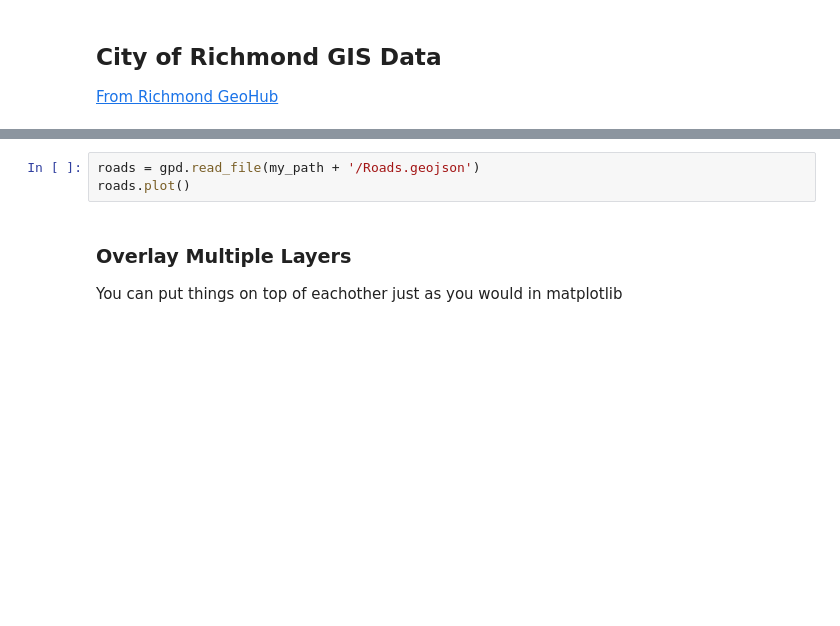
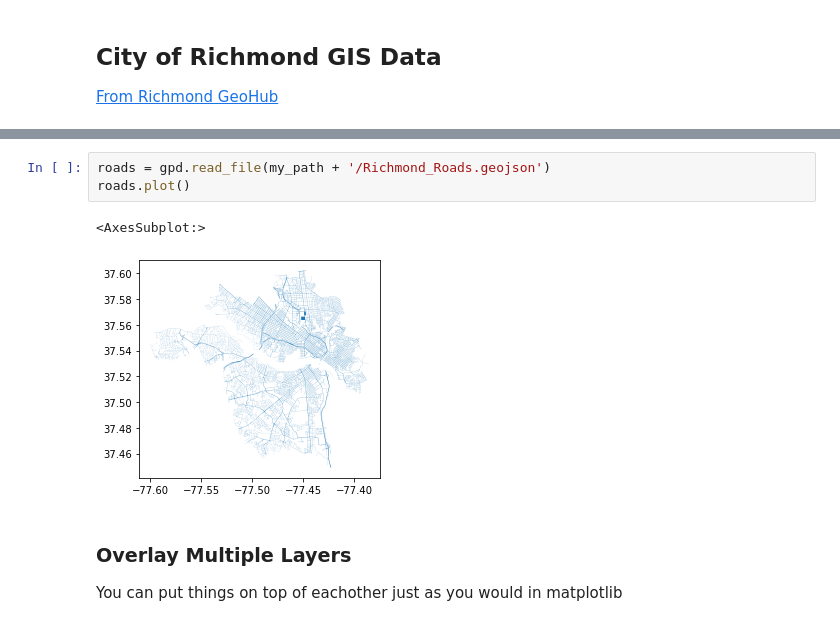
Before and after one commit to epurpur/geopandas_OpenPoliceData_workshop, a Jupyter notebook: OpenPoliceData.ipynb, the cells around one changed output, grey strips where cells are left out. Drawn from its saved outputs; the diff is of its cells as text; blank space fills up the shorter version.

```diff
--- a/OpenPoliceData.ipynb
+++ b/OpenPoliceData.ipynb
@@ -64,6 +176,9 @@ contextily.add_basemap(ax, crs=richmond_boundary.crs)
 # %%
-roads = gpd.read_file(my_path + '/Roads.geojson')
+roads = gpd.read_file(my_path + '/Richmond_Roads.geojson')
 roads.plot()
+# %% [output]
+<AxesSubplot:>
+[figure, added]
 # %% [markdown]
 ### Overlay Multiple Layers
 
```
Also changed, not shown: parts of 32 cells of this notebook.
